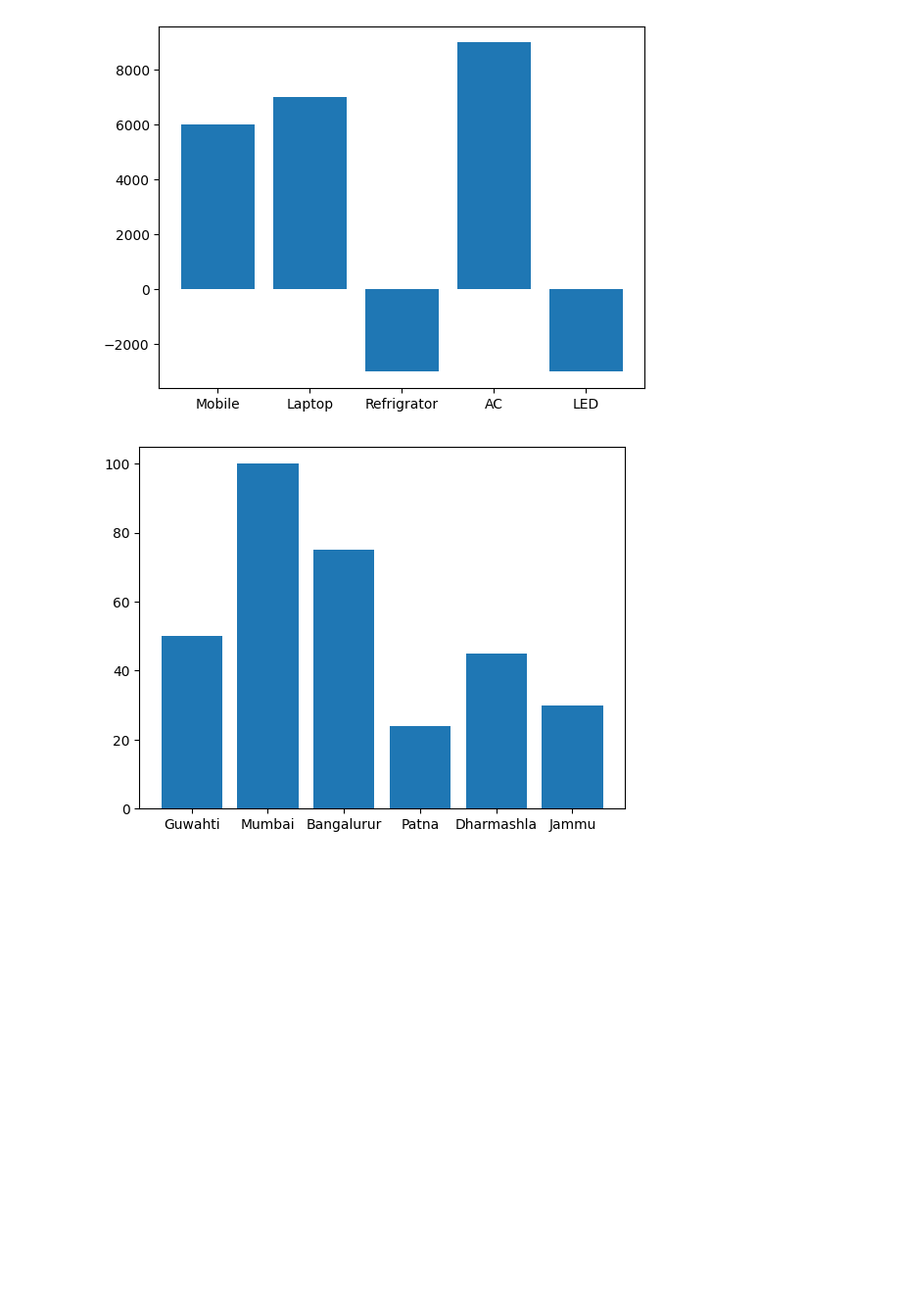
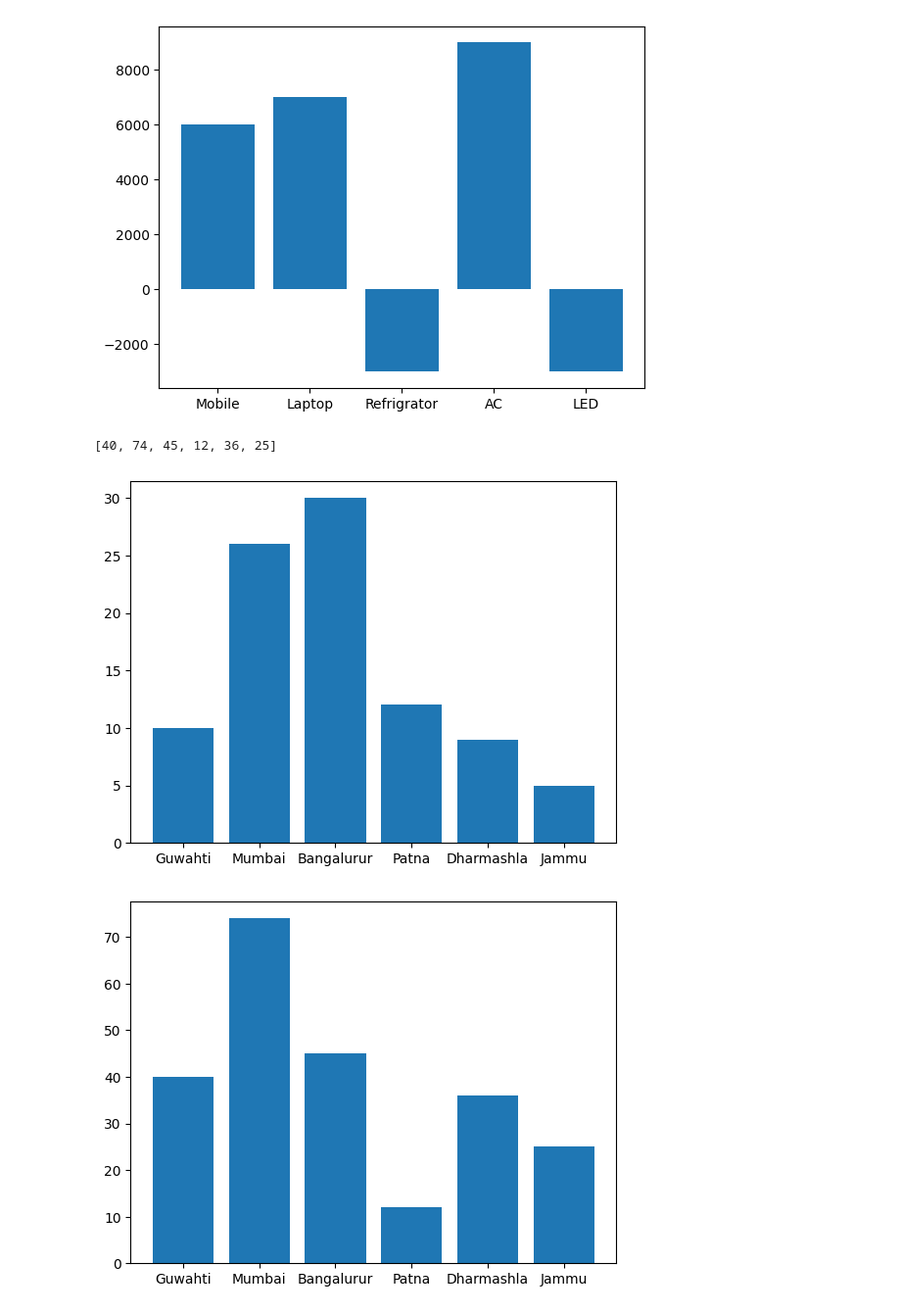
Before and after one commit to SahilKumar-003/Python_Tutor, a Jupyter notebook: Data_Structure.ipynb, the cells around one changed output. Shown at 98% size. Drawn from its saved outputs; the diff is of its cells as text; code cells hidden in the pictures; blank space fills up the shorter version.

```diff
--- a/Data_Structure.ipynb
+++ b/Data_Structure.ipynb
@@ -273,11 +273,25 @@ Products Wise Profit: [6000, 7000, -3000, 9000, -3000]
 # %%
 # Covid-19 Cases
 # states = ["Assam","Maharashtra","Kerla","Bihar","Himachal","Jammu kashmir"]
 cities = ["Guwahti","Mumbai","Bangalurur","Patna","Dharmashla","Jammu",]
-active_cases_in_cities = [50,100,75,24,45,30,]
-deaths = [10,50,40,12,9,5]
+active_cases = [50,100,75,24,45,30,]
+deaths = [10,26,30,12,9,5]
+recovered = []
+for i in range(len(active_cases)) :
+  # recovered.append(0)
+  recover = active_cases[i] - deaths[i]
+  recovered.append(recover)
+print(recovered)
+
+#cities wise Deaths
 import matplotlib.pyplot as plt
-plt.bar(cities,active_cases_in_cities)
+plt.bar(cities,deaths)
 plt.show()
+
+#Cities Wise Recovery
+plt.bar(cities,recovered)
+plt.show()
 # %% [output]
+[40, 74, 45, 12, 36, 25]
-[figure, old version]
+[figure, new version]
+[figure, added]
```
